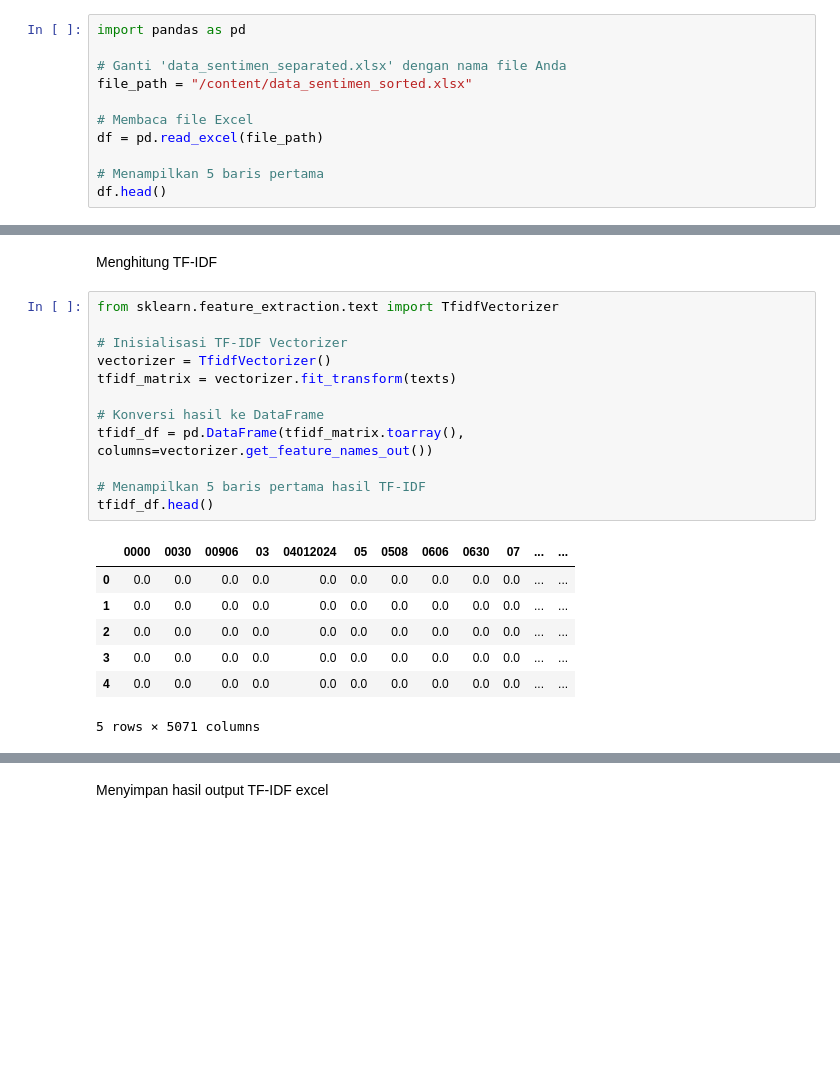
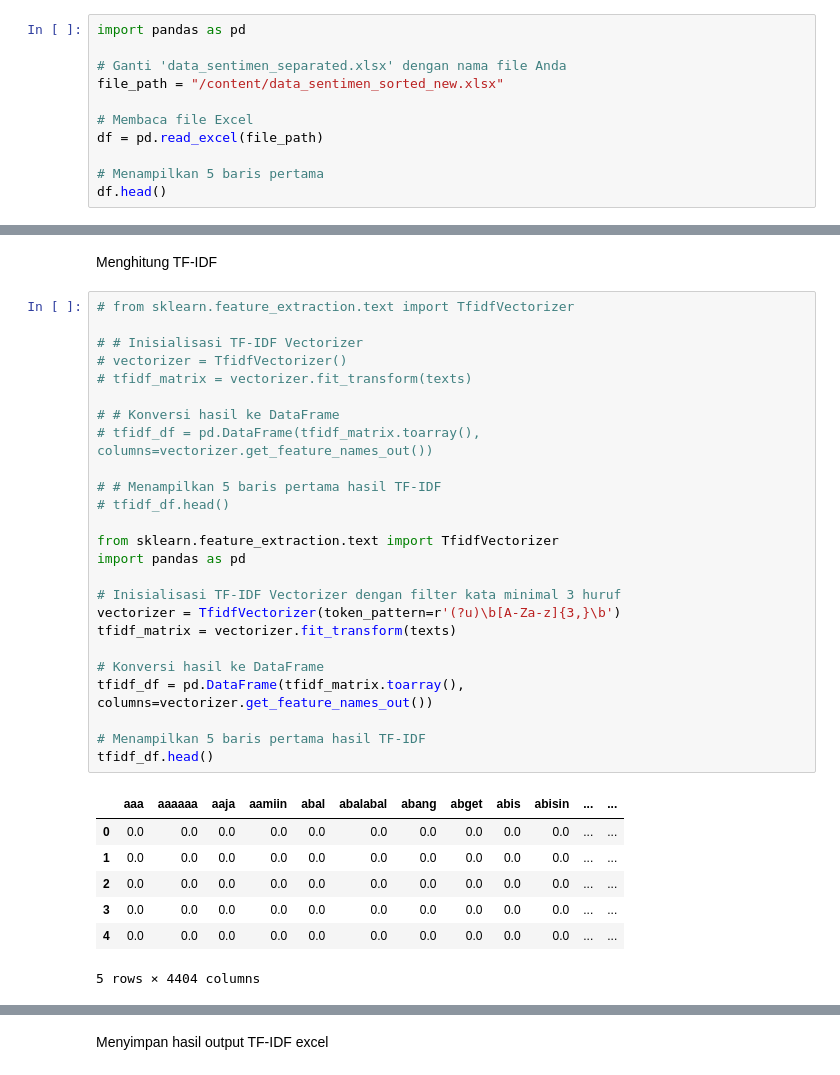
Before and after one commit to Najwa04/Acara_26, a Jupyter notebook: grafiktf_ydf.ipynb, the cells around one changed output, grey strips where cells are left out. Saved outputs shown, nothing was run; the diff lists cells and outputs as text; blank space fills up the shorter version.

```diff
--- a/grafiktf_ydf.ipynb
+++ b/grafiktf_ydf.ipynb
@@ -14,7 +14,7 @@ Load data excel ke dataframe
 import pandas as pd
 
 # Ganti 'data_sentimen_separated.xlsx' dengan nama file Anda
-file_path = "/content/data_sentimen_sorted.xlsx"
+file_path = "/content/data_sentimen_sorted_new.xlsx"
 
 # Membaca file Excel
 df = pd.read_excel(file_path)
@@ -38,24 +38,37 @@ Load data ke dataframe
 # %% [markdown]
 Menghitung TF-IDF
 # %%
+# from sklearn.feature_extraction.text import TfidfVectorizer
+
+# # Inisialisasi TF-IDF Vectorizer
+# vectorizer = TfidfVectorizer()
+# tfidf_matrix = vectorizer.fit_transform(texts)
+
+# # Konversi hasil ke DataFrame
+# tfidf_df = pd.DataFrame(tfidf_matrix.toarray(), columns=vectorizer.get_feature_names_out())
+
+# # Menampilkan 5 baris pertama hasil TF-IDF
+# tfidf_df.head()
+
 from sklearn.feature_extraction.text import TfidfVectorizer
+import pandas as pd
 
-# Inisialisasi TF-IDF Vectorizer
-vectorizer = TfidfVectorizer()
+# Inisialisasi TF-IDF Vectorizer dengan filter kata minimal 3 huruf
+vectorizer = TfidfVectorizer(token_pattern=r'(?u)\b[A-Za-z]{3,}\b')
 tfidf_matrix = vectorizer.fit_transform(texts)
 
 # Konversi hasil ke DataFrame
 tfidf_df = pd.DataFrame(tfidf_matrix.toarray(), columns=vectorizer.get_feature_names_out())
 
 # Menampilkan 5 baris pertama hasil TF-IDF
 tfidf_df.head()
 # %% [output]
-|  | 0000 | 0030 | 00906 | 03 | 04012024 | 05 | 0508 | 0606 | 0630 | 07 | ... | ... |
+|  | aaa | aaaaaa | aaja | aamiin | abal | abalabal | abang | abget | abis | abisin | ... | ... |
 | 0 | 0.0 | 0.0 | 0.0 | 0.0 | 0.0 | 0.0 | 0.0 | 0.0 | 0.0 | 0.0 | ... | ... |
 | 1 | 0.0 | 0.0 | 0.0 | 0.0 | 0.0 | 0.0 | 0.0 | 0.0 | 0.0 | 0.0 | ... | ... |
 | 2 | 0.0 | 0.0 | 0.0 | 0.0 | 0.0 | 0.0 | 0.0 | 0.0 | 0.0 | 0.0 | ... | ... |
 | 3 | 0.0 | 0.0 | 0.0 | 0.0 | 0.0 | 0.0 | 0.0 | 0.0 | 0.0 | 0.0 | ... | ... |
 | 4 | 0.0 | 0.0 | 0.0 | 0.0 | 0.0 | 0.0 | 0.0 | 0.0 | 0.0 | 0.0 | ... | ... |
-5 rows × 5071 columns
+5 rows × 4404 columns
 # %%
 from matplotlib import pyplot as plt
```
Also changed, not shown: parts of 57 cells of this notebook.
